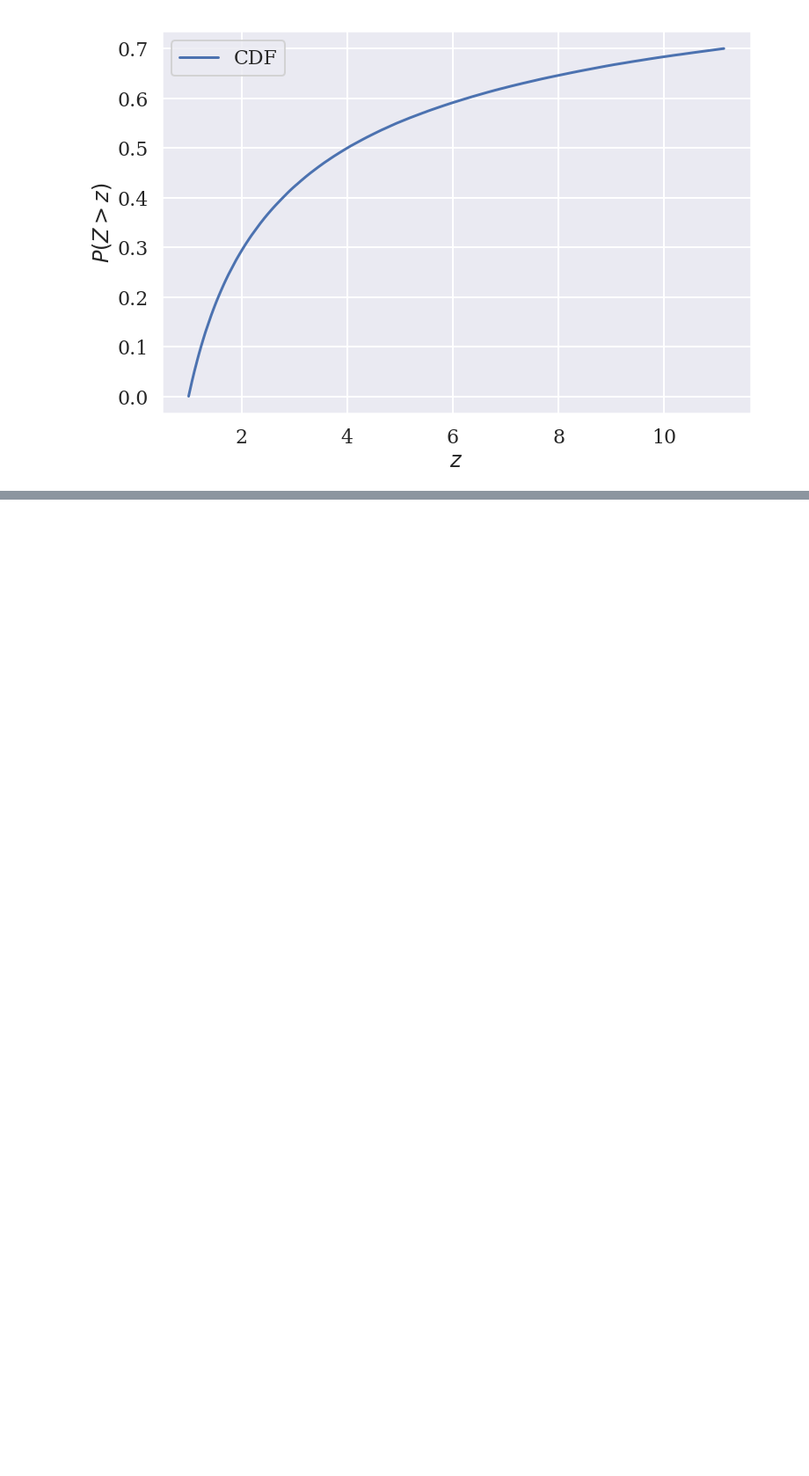
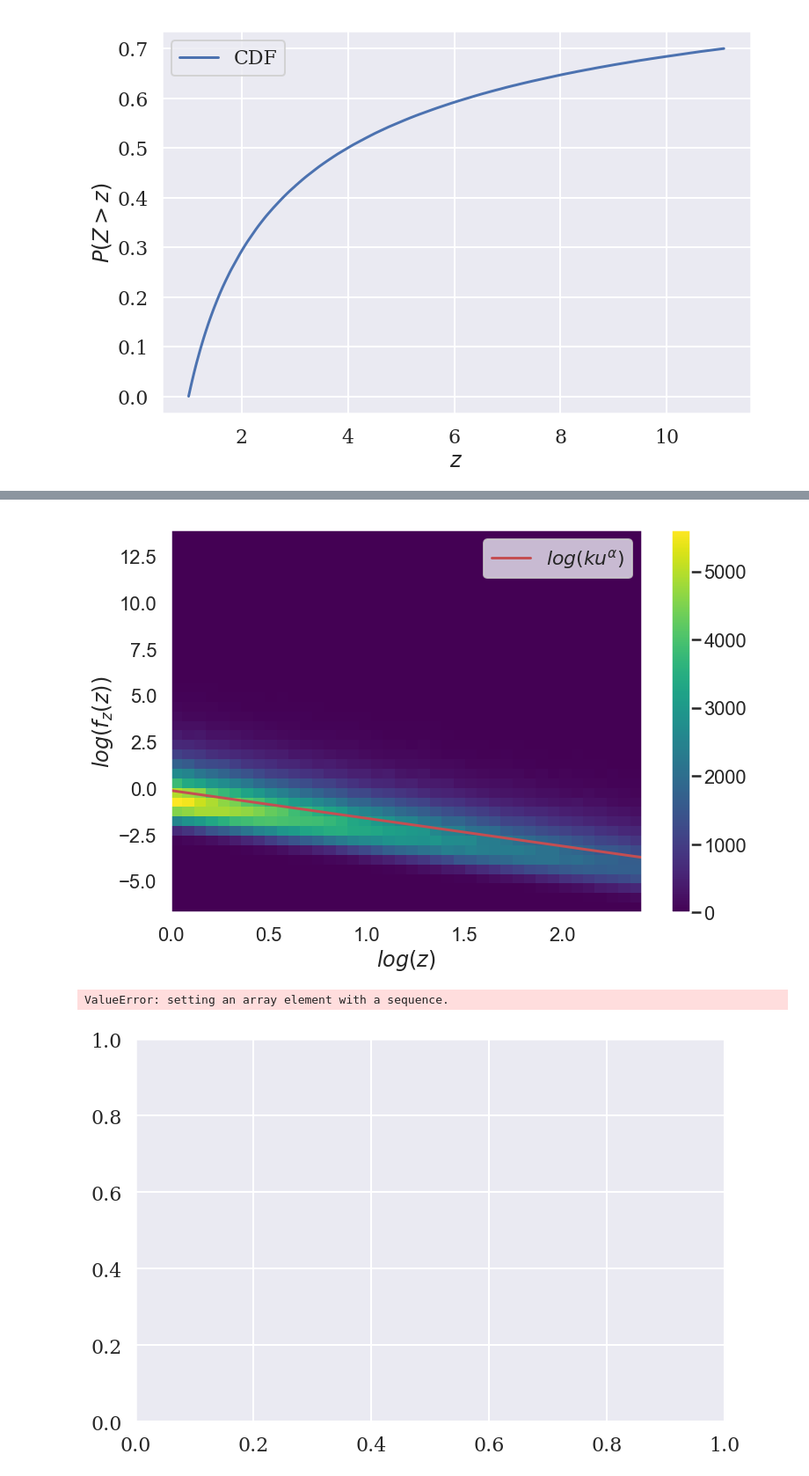
Before and after one commit to auduntre/FYS4460, a Jupyter notebook: Project3/task_d_e/task_d_e.ipynb, the cells around one changed output, grey strips where cells are left out. Shown at 88% size. Drawn from its saved outputs; the diff is of its cells as text; code cells hidden in the pictures; blank space fills up the shorter version.

Commit message:
log hist

```diff
--- a/Project3/task_d_e/task_d_e.ipynb
+++ b/Project3/task_d_e/task_d_e.ipynb
@@ -70,0 +73,24 @@ show()
+# %%
+log_z = log(z[1:cutoff+1])
+log_fz = log(fz[:cutoff])
+
+with sns.axes_style("dark"):
+    plot(log_z, log(pdf[:cutoff]), 'r-', label=r"$log(k u^{\alpha})$")
+    hist2d(log_z, log_fz, (40, 40), cmap=cm.viridis)
+
+    legend()
+    xlabel(r"$log(z)$")
+    ylabel(r"$log(f_z(z))$")
+    colorbar()
+    show()
+
+nbins = 100
+log_z_hist = histogram(log_z, bins=nbins)
+fz_hist = histogram(fz, bins=nbins)
+
+
+bar(log_z, fz_hist)
+# %% [output]
+[figure, added]
+ValueError: setting an array element with a sequence.
+[figure, added]
```
Also changed, not shown: parts of 4 cells of this notebook.
